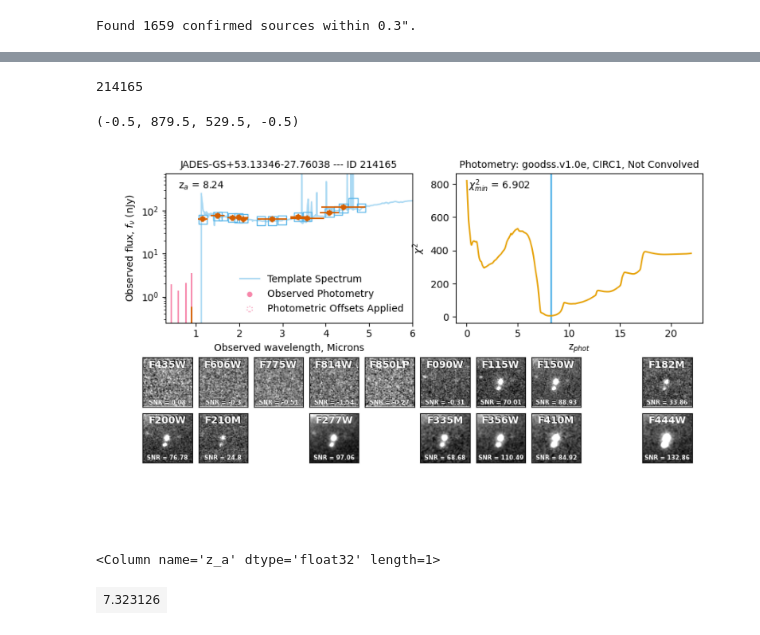
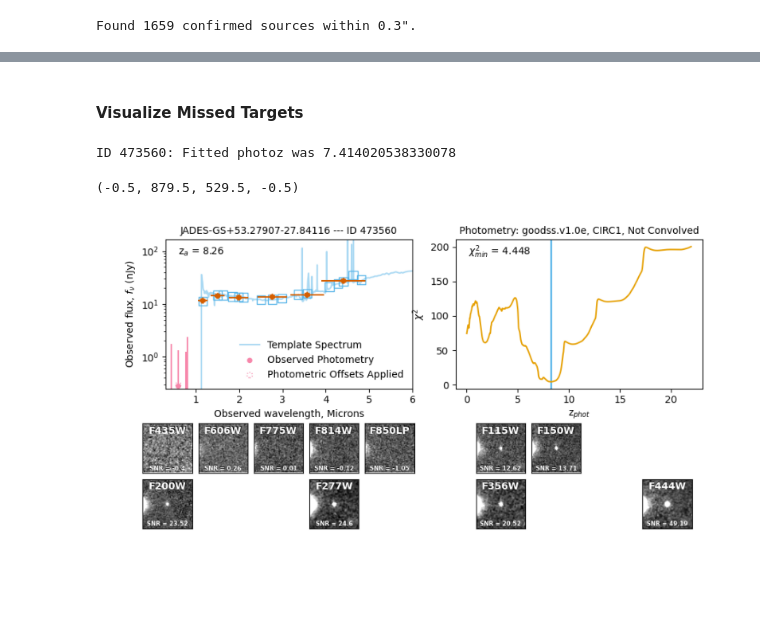
Before and after one commit to sfremy/my-eazy-jwst, a Jupyter notebook: scripts/eazy_processing.ipynb, the cells around one changed output, grey strips where cells are left out. Drawn from its saved outputs; the diff is of its cells as text; code cells hidden in the pictures.

```diff
--- a/scripts/eazy_processing.ipynb
+++ b/scripts/eazy_processing.ipynb
@@ -113,15 +0,0 @@ Rest-frame filters:
-# %%
-from astropy.table import Table
-import numpy as np
-
-# Load the FITS version of the output
-zout = Table.read('../inputs/OUTPUT.zout.fits')
-
-print(len(zout))
-
-# This version is already an Astropy Table and handles
-# indexing/filtering perfectly.
-
-highz_table = zout[zout['z_phot'] > 12]  # Filter for z_spec > 8
-# print(len(zout[(zout['z_phot'] > 12]))
-highz_table
@@ -2399,20 +1564,25 @@ Table length=58
+# %% [markdown]
+#### Visualize Missed Targets
 # %%
-id = 214165
-print(id)
+# Check targets that failed the z condition
+import io
+import requests
+
+id = z_only['id'][26]
+print(f"ID {id}: Fitted photoz was {hainline_s[hainline_s['id'] == id]['z_a'][0]}")
+
+
 base_url = "https://jades.idies.jhu.edu/goods-s/goodss_eazy_seds_v10e1/{}_EAZY_SED.png"
 url = base_url.format(id)
 response = requests.get(url, timeout=10)
 img = Image.open(io.BytesIO(response.content))
+
+
 # Create a single figure frame
 fig, ax = plt.subplots(figsize=(10, 8), dpi=100)
 ax.imshow(img)
 ax.axis('off')
 # %% [output]
-214165
+ID 473560: Fitted photoz was 7.414020538330078
 (-0.5, 879.5, 529.5, -0.5)
-[figure, old version]
+[figure, new version]
-# %%
-master_table_s[master_table_s['id'] == 461166]['z_a']
-# %% [output]
-<Column name='z_a' dtype='float32' length=1>
-| 7.323126 |
```
Also changed, not shown: parts of 49 cells of this notebook, 3 other files.
